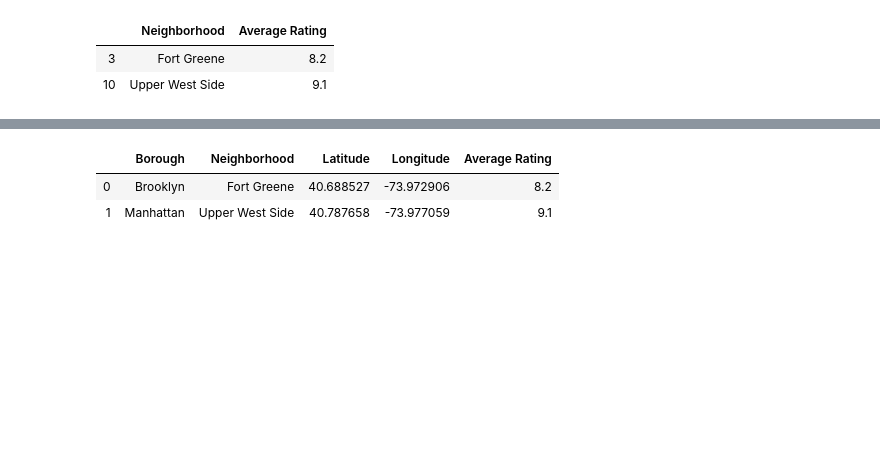
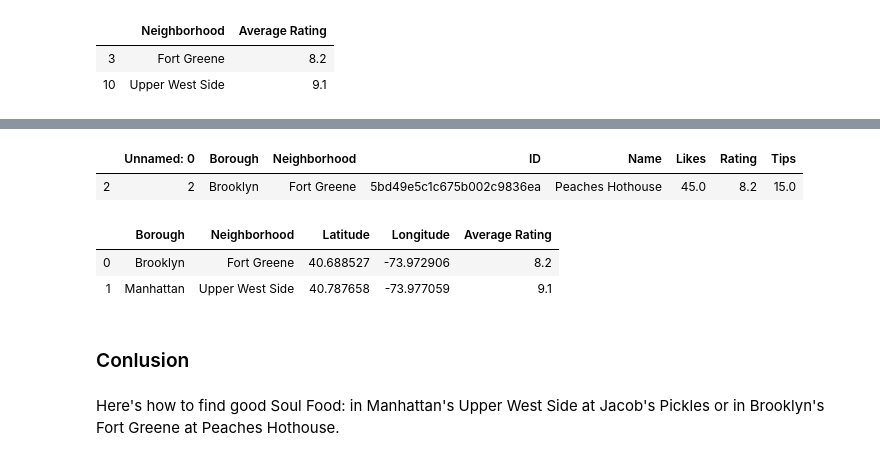
Before and after one commit to UMSItony/Coursera_Capstone, a Jupyter notebook: battle_week2.ipynb, the cells around one changed output, grey strips where cells are left out. Cells and saved outputs as stored; diff of their text form; code cells hidden in the pictures; blank space fills up the shorter version.

```diff
--- a/battle_week2.ipynb
+++ b/battle_week2.ipynb
@@ -394,3 +309,8 @@ ny_neighborhood_stats
+# %%
+soul_rest_stats_ny.loc[soul_rest_stats_ny['Name']=='Peaches Hothouse']
+# %% [output]
+|  | Unnamed: 0 | Borough | Neighborhood | ID | Name | Likes | Rating | Tips |
+| 2 | 2 | Brooklyn | Fort Greene | 5bd49e5c1c675b002c9836ea | Peaches Hothouse | 45.0 | 8.2 | 15.0 |
 # %%
 ny_neighborhood_stats=pd.merge(ny_neighborhood_stats,ny_data, on='Neighborhood')
 ny_neighborhood_stats=ny_neighborhood_stats[['Borough','Neighborhood','Latitude','Longitude','Average Rating']]
@@ -416,5 +333,9 @@ for lat, lng, in ny_neighborhood_stats[['Latitude','Longitude']].values:
             fill_opacity=0.6
         )
     )
+# %% [markdown]
+### Conlusion
+# %% [markdown]
+Here's how to find good Soul Food: in Manhattan's Upper West Side at Jacob's Pickles or in Brooklyn's Fort Greene at Peaches Hothouse.
 # %%
 ny_neighborhood_stats['Label']=ny_neighborhood_stats['Neighborhood']+', '+ny_neighborhood_stats['Borough']+'('+ny_neighborhood_stats['Average Rating'].map(str)+')'
```
Also changed, not shown: parts of 60 cells of this notebook.
